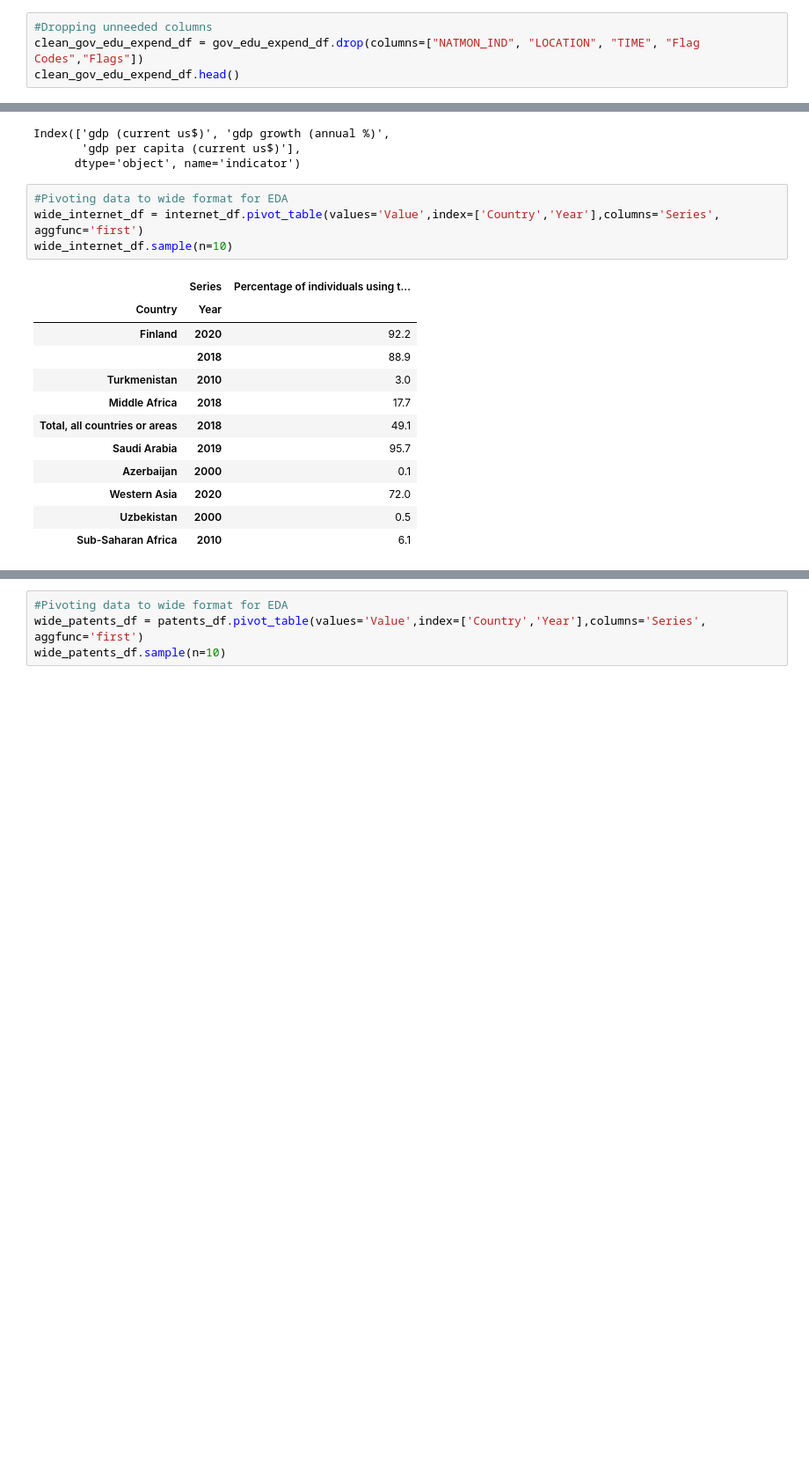
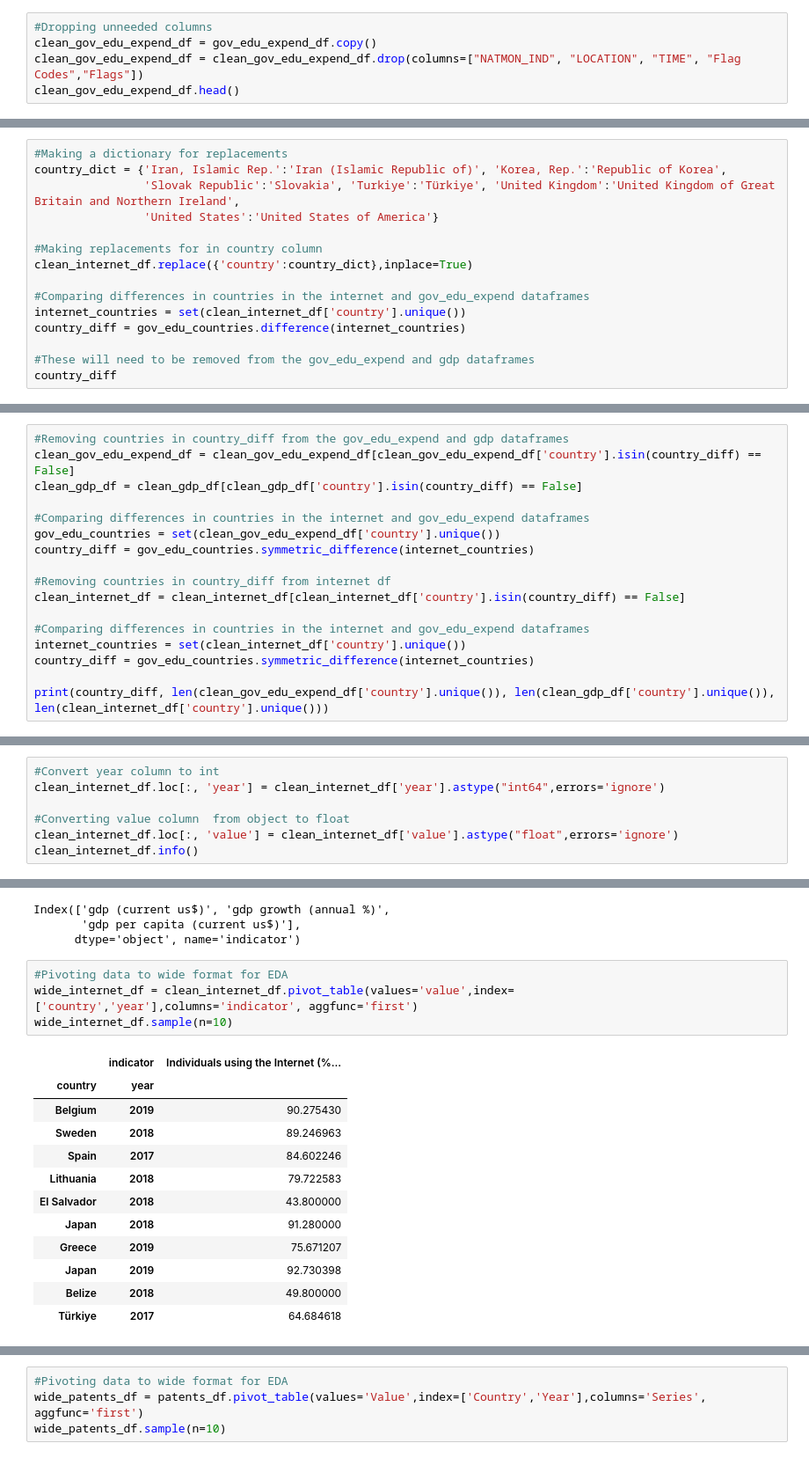
Before and after one commit to steph-wda/ds4a-capstone-team34, a Jupyter notebook: Education_and_Innovation_Team34.ipynb, the cells around one changed output, grey strips where cells are left out. Shown at 88% size. Cells and saved outputs as stored; diff of their text form; blank space fills up the shorter version.

```diff
--- a/Education_and_Innovation_Team34.ipynb
+++ b/Education_and_Innovation_Team34.ipynb
@@ -151,7 +166,8 @@ dtypes: float64(1), int64(2), object(6)
 memory usage: 156.3+ KB
 # %%
 #Dropping unneeded columns
-clean_gov_edu_expend_df = gov_edu_expend_df.drop(columns=["NATMON_IND", "LOCATION", "TIME", "Flag Codes","Flags"])
+clean_gov_edu_expend_df = gov_edu_expend_df.copy()
+clean_gov_edu_expend_df = clean_gov_edu_expend_df.drop(columns=["NATMON_IND", "LOCATION", "TIME", "Flag Codes","Flags"])
 clean_gov_edu_expend_df.head()
 # %% [output]
 |  | Indicator | Country | Time | Value |
@@ -772,0 +699,15 @@ clean_internet_df[clean_internet_df['country'].str.find('qe') > -1]
+# %%
+#Making a dictionary for replacements
+country_dict = {'Iran, Islamic Rep.':'Iran (Islamic Republic of)', 'Korea, Rep.':'Republic of Korea',
+                'Slovak Republic':'Slovakia', 'Turkiye':'Türkiye', 'United Kingdom':'United Kingdom of Great Britain and Northern Ireland',
+                'United States':'United States of America'}
+
+#Making replacements for in country column
+clean_internet_df.replace({'country':country_dict},inplace=True)
+
+#Comparing differences in countries in the internet and gov_edu_expend dataframes
+internet_countries = set(clean_internet_df['country'].unique())
+country_diff = gov_edu_countries.difference(internet_countries)
+
+#These will need to be removed from the gov_edu_expend and gdp dataframes
+country_diff
@@ -772,0 +716,17 @@ clean_internet_df[clean_internet_df['country'].str.find('qe') > -1]
+# %%
+#Removing countries in country_diff from the gov_edu_expend and gdp dataframes
+clean_gov_edu_expend_df = clean_gov_edu_expend_df[clean_gov_edu_expend_df['country'].isin(country_diff) == False]
+clean_gdp_df = clean_gdp_df[clean_gdp_df['country'].isin(country_diff) == False]
+
+#Comparing differences in countries in the internet and gov_edu_expend dataframes
+gov_edu_countries = set(clean_gov_edu_expend_df['country'].unique())
+country_diff = gov_edu_countries.symmetric_difference(internet_countries)
+
+#Removing countries in country_diff from internet df
+clean_internet_df = clean_internet_df[clean_internet_df['country'].isin(country_diff) == False]
+
+#Comparing differences in countries in the internet and gov_edu_expend dataframes
+internet_countries = set(clean_internet_df['country'].unique())
+country_diff = gov_edu_countries.symmetric_difference(internet_countries)
+
+print(country_diff, len(clean_gov_edu_expend_df['country'].unique()), len(clean_gdp_df['country'].unique()), len(clean_internet_df['country'].unique()))
@@ -772,0 +735,7 @@ clean_internet_df[clean_internet_df['country'].str.find('qe') > -1]
+# %%
+#Convert year column to int
+clean_internet_df.loc[:, 'year'] = clean_internet_df['year'].astype("int64",errors='ignore')
+
+#Converting value column  from object to float
+clean_internet_df.loc[:, 'value'] = clean_internet_df['value'].astype("float",errors='ignore')
+clean_internet_df.info()
@@ -890,21 +1005,21 @@ Index(['gdp (current us$)', 'gdp growth (annual %)',
       dtype='object', name='indicator')
 # %%
 #Pivoting data to wide format for EDA
-wide_internet_df = internet_df.pivot_table(values='Value',index=['Country','Year'],columns='Series', aggfunc='first')
+wide_internet_df = clean_internet_df.pivot_table(values='value',index=['country','year'],columns='indicator', aggfunc='first')
 wide_internet_df.sample(n=10)
 # %% [output]
-|  | Series | Percentage of individuals using t... |
-| Country | Year |  |
-| Finland | 2020 | 92.2 |
-|  | 2018 | 88.9 |
-| Turkmenistan | 2010 | 3.0 |
-| Middle Africa | 2018 | 17.7 |
-| Total, all countries or areas | 2018 | 49.1 |
-| Saudi Arabia | 2019 | 95.7 |
-| Azerbaijan | 2000 | 0.1 |
-| Western Asia | 2020 | 72.0 |
-| Uzbekistan | 2000 | 0.5 |
-| Sub-Saharan Africa | 2010 | 6.1 |
+|  | indicator | Individuals using the Internet (%... |
+| country | year |  |
+| Belgium | 2019 | 90.275430 |
+| Sweden | 2018 | 89.246963 |
+| Spain | 2017 | 84.602246 |
+| Lithuania | 2018 | 79.722583 |
+| El Salvador | 2018 | 43.800000 |
+| Japan | 2018 | 91.280000 |
+| Greece | 2019 | 75.671207 |
+| Japan | 2019 | 92.730398 |
+| Belize | 2018 | 49.800000 |
+| Türkiye | 2017 | 64.684618 |
 # %%
 wide_internet_df.shape
 # %% [output]
```
Also changed, not shown: parts of 47 cells of this notebook.
